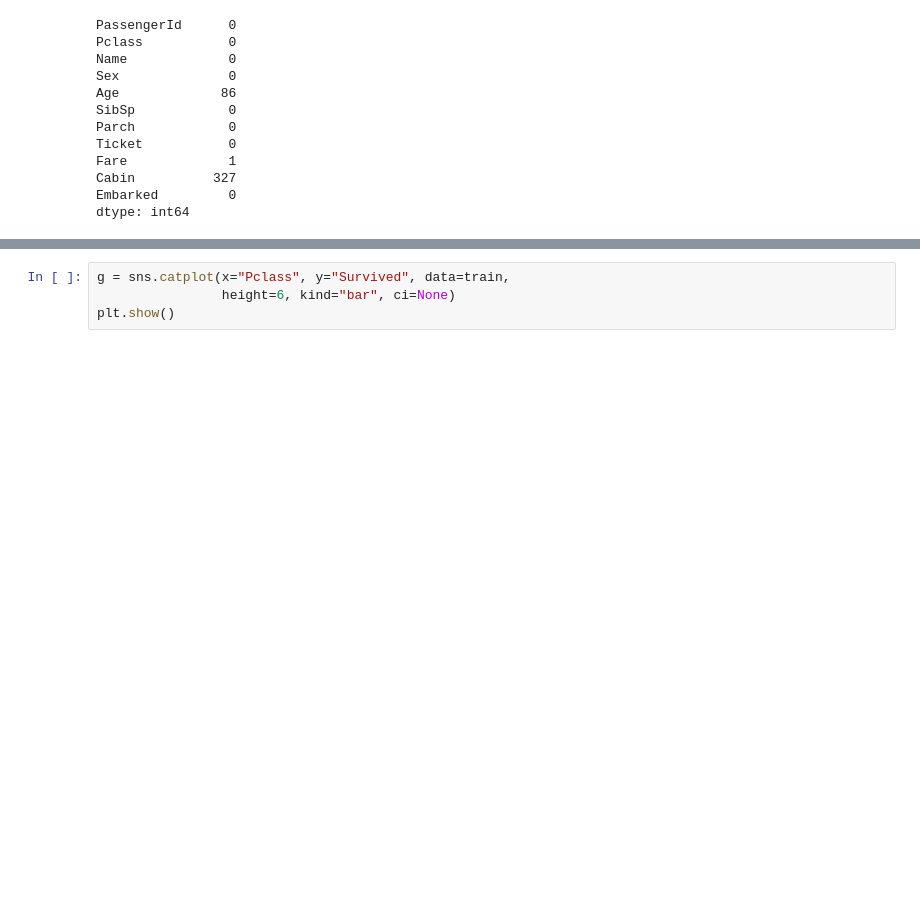
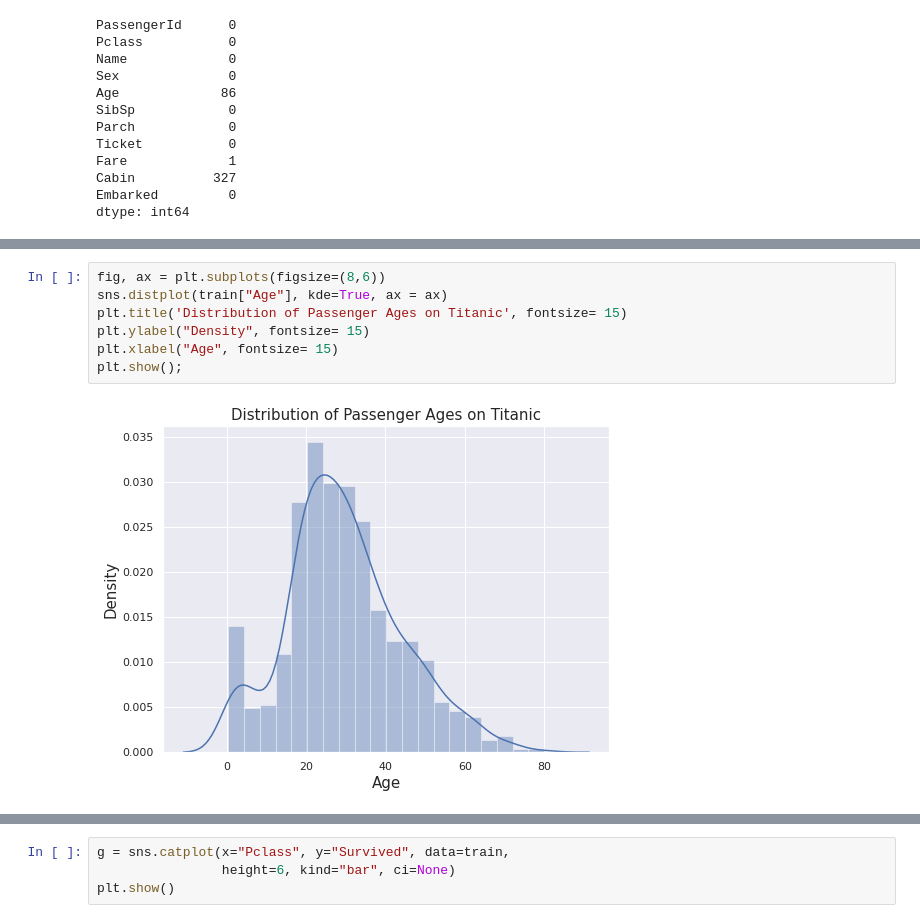
Before and after one commit to vvalcristina/titanic, a Jupyter notebook: Titanic.ipynb, the cells around one changed output, grey strips where cells are left out. Saved outputs shown, nothing was run; the diff lists cells and outputs as text; blank space fills up the shorter version.

```diff
--- a/Titanic.ipynb
+++ b/Titanic.ipynb
@@ -427,0 +188,9 @@ No Titanic temos 3 classes:
+# %%
+fig, ax = plt.subplots(figsize=(8,6))
+sns.distplot(train["Age"], kde=True, ax = ax)
+plt.title('Distribution of Passenger Ages on Titanic', fontsize= 15)
+plt.ylabel("Density", fontsize= 15)
+plt.xlabel("Age", fontsize= 15)
+plt.show();
+# %% [output]
+[figure, added]
```
Also changed, not shown: parts of 107 cells of this notebook, 1 other file.
